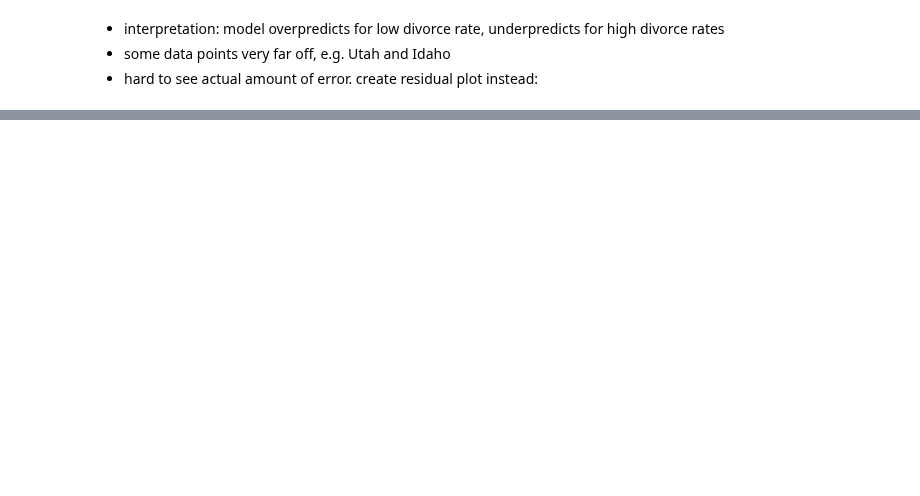
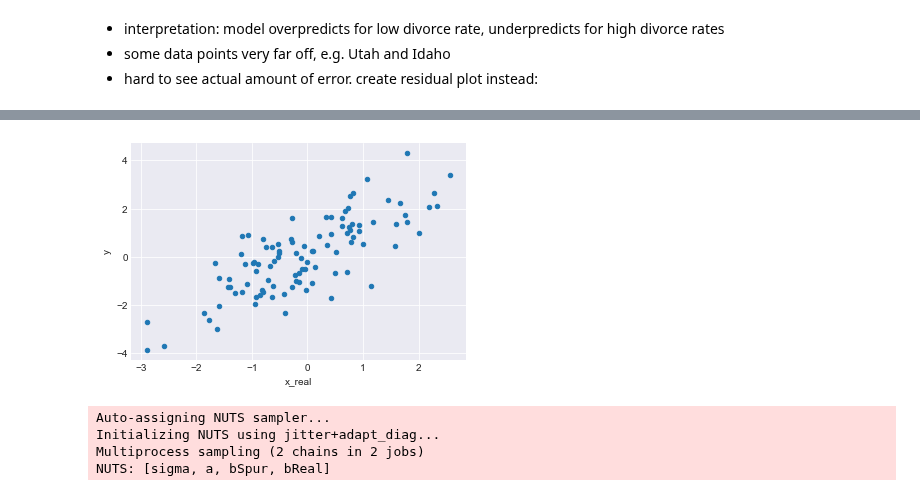
Before and after one commit to nwweber/statistical_rethinking, a Jupyter notebook: chapter_05_multivariate_linear_models.ipynb, the cells around one changed output, grey strips where cells are left out. Saved outputs shown, nothing was run; the diff lists cells and outputs as text; code cells hidden in the pictures; blank space fills up the shorter version.

```diff
--- a/chapter_05_multivariate_linear_models.ipynb
+++ b/chapter_05_multivariate_linear_models.ipynb
@@ -462,0 +497,21 @@ ax.errorbar(
+# %%
+d_spurious.plot.scatter(x='x_real', y='y');
+# %% [output]
+[figure, added]
+# %%
+with pm.Model() as m5_spurious:
+    bReal = pm.Normal('bReal', mu=0, sd=1)
+    bSpur = pm.Normal('bSpur', mu=0, sd=1)
+    a = pm.Normal('a', mu=10, sd=10)
+    mu = pm.Deterministic('mu', a + bReal * d_spurious.x_real + bSpur * d_spurious.x_spur)
+
+    sigma = pm.Uniform('sigma', lower=0, upper=10)
+
+    y = pm.Normal('y', mu=mu, sd=sigma, observed=d_spurious.y)
+
+    trace_m5_spurious = pm.sample(draws=1000, tune=1000)
+# %% [output]
+Auto-assigning NUTS sampler...
+Initializing NUTS using jitter+adapt_diag...
+Multiprocess sampling (2 chains in 2 jobs)
+NUTS: [sigma, a, bSpur, bReal]
```
Also changed, not shown: parts of 18 cells of this notebook.
